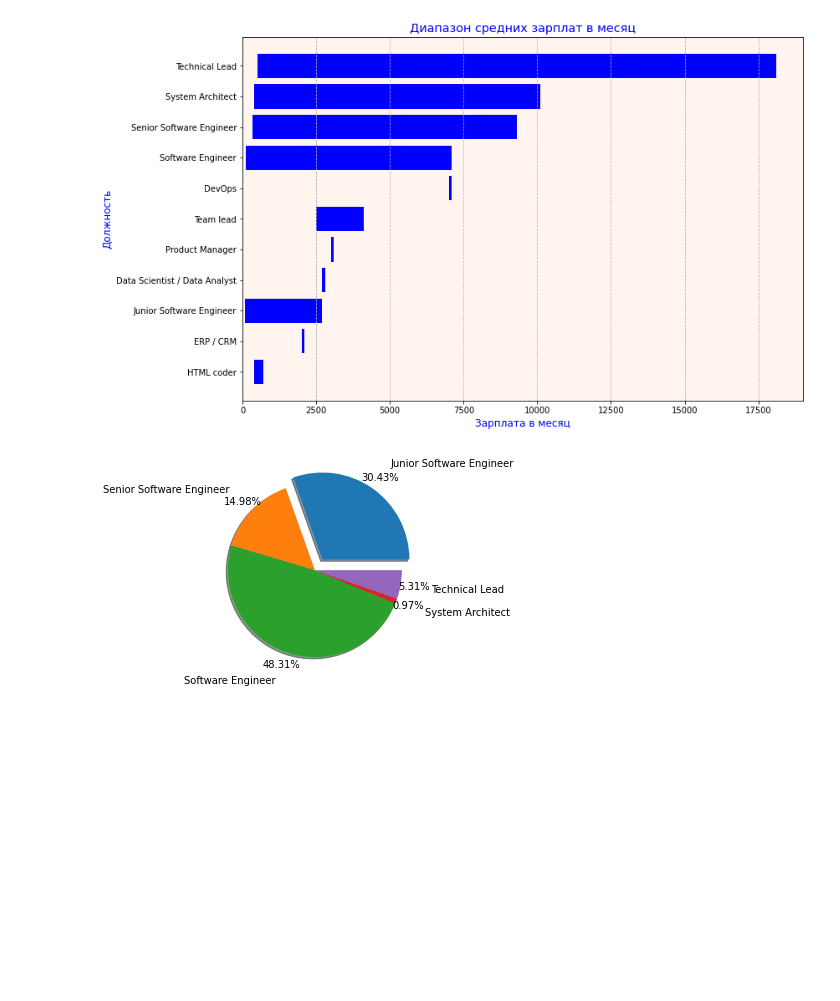
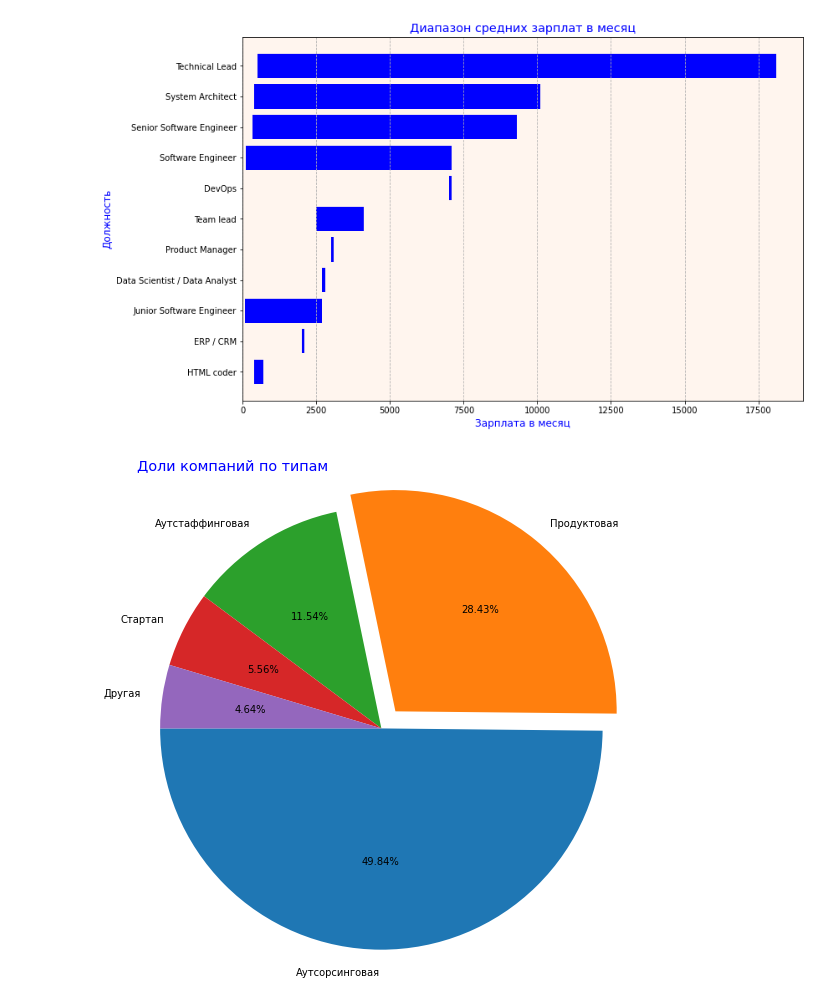
Before and after one commit to PavelStelmakhV/hw303-data-visualization, a Jupyter notebook: Hw2.2.ipynb, the cells around one changed output. Saved outputs shown, nothing was run; the diff lists cells and outputs as text; code cells hidden in the pictures; blank space fills up the shorter version.

```diff
--- a/Hw2.2.ipynb
+++ b/Hw2.2.ipynb
@@ -206,28 +206,16 @@ plt.grid(ls = '--', axis = 'x')
 plt.show()
 # %% [output]
 [figure]
-# %%
-
-labels = [
-    "Junior Software Engineer",
-    "Senior Software Engineer",
-    "Software Engineer",
-    "System Architect",
-    "Technical Lead",
-]
-
-data = [63, 31, 100, 2, 11]
-explode = [0.15, 0, 0, 0, 0]
-plt.pie(
-    data,
-    labels=labels,
-    shadow=True,
-    explode=explode,
-    autopct="%.2f%%",
-    pctdistance=1.15,
-    labeldistance=1.35,
-)
-
-plt.show()
-# %% [output]
-[figure, removed]
+# %%
+%matplotlib inline
+df_by_job_title_count = df.groupby(['Тип.компании'])['Тип.компании'] \
+  .agg(['count']) \
+  .sort_values(by='count', ascending=False) \
+  .copy()
+df_by_job_title_count.plot.pie(subplots=True, figsize=(9, 9), legend=False, startangle=180, autopct = '%1.2f%%', explode = (0, 0.1, 0, 0, 0))
+plt.ylabel('')
+plt.axis('equal')
+plt.title('Доли компаний по типам', color = 'blue', fontsize = 'x-large', loc='left')
+plt.show()
+# %% [output]
+[figure, added]
```
Also changed, not shown: parts of 2 cells of this notebook.
